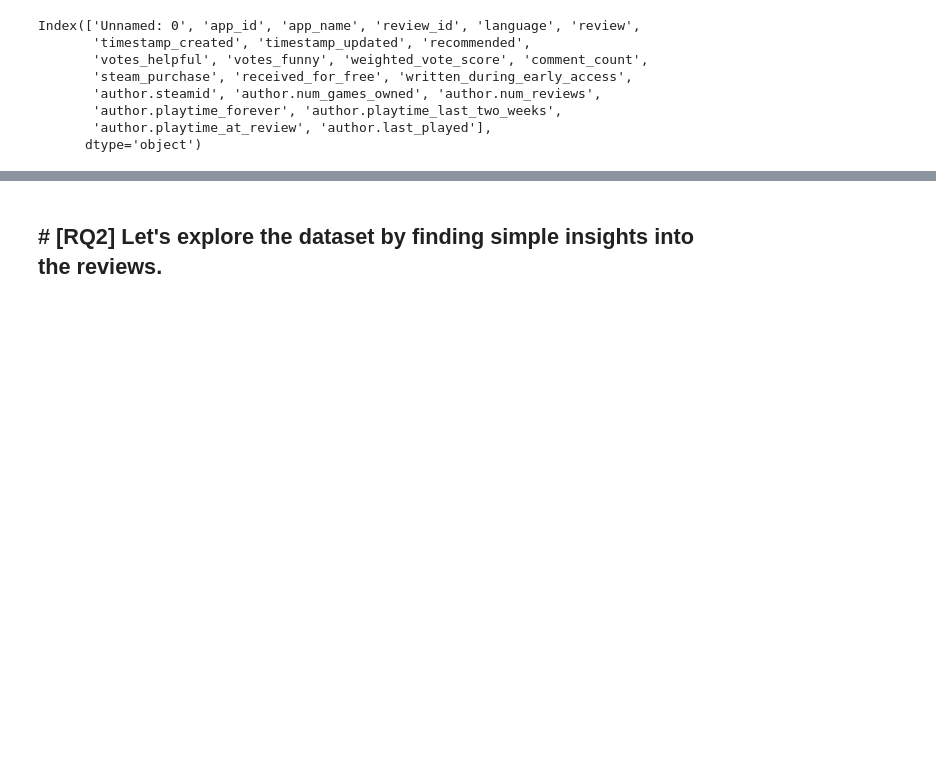
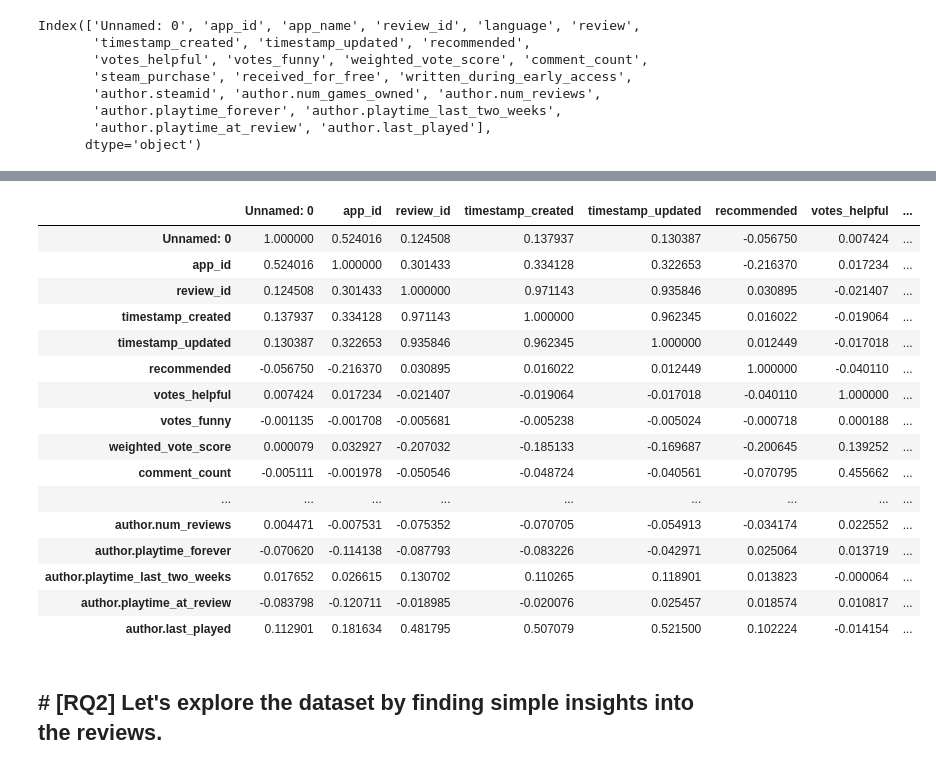
Before and after one commit to S4b3/ADM-HW2-Group44, a Jupyter notebook: main.ipynb, the cells around one changed output, grey strips where cells are left out. Cells and saved outputs as stored; diff of their text form; code cells hidden in the pictures; blank space fills up the shorter version.

```diff
--- a/main.ipynb
+++ b/main.ipynb
@@ -71,3 +197,23 @@ Index(['Unnamed: 0', 'app_id', 'app_name', 'review_id', 'language', 'review',
+# %%
+dataframe.corr()
+# %% [output]
+|  | Unnamed: 0 | app_id | review_id | timestamp_created | timestamp_updated | recommended | votes_helpful | ... |
+| Unnamed: 0 | 1.000000 | 0.524016 | 0.124508 | 0.137937 | 0.130387 | -0.056750 | 0.007424 | ... |
+| app_id | 0.524016 | 1.000000 | 0.301433 | 0.334128 | 0.322653 | -0.216370 | 0.017234 | ... |
+| review_id | 0.124508 | 0.301433 | 1.000000 | 0.971143 | 0.935846 | 0.030895 | -0.021407 | ... |
+| timestamp_created | 0.137937 | 0.334128 | 0.971143 | 1.000000 | 0.962345 | 0.016022 | -0.019064 | ... |
+| timestamp_updated | 0.130387 | 0.322653 | 0.935846 | 0.962345 | 1.000000 | 0.012449 | -0.017018 | ... |
+| recommended | -0.056750 | -0.216370 | 0.030895 | 0.016022 | 0.012449 | 1.000000 | -0.040110 | ... |
+| votes_helpful | 0.007424 | 0.017234 | -0.021407 | -0.019064 | -0.017018 | -0.040110 | 1.000000 | ... |
+| votes_funny | -0.001135 | -0.001708 | -0.005681 | -0.005238 | -0.005024 | -0.000718 | 0.000188 | ... |
+| weighted_vote_score | 0.000079 | 0.032927 | -0.207032 | -0.185133 | -0.169687 | -0.200645 | 0.139252 | ... |
+| comment_count | -0.005111 | -0.001978 | -0.050546 | -0.048724 | -0.040561 | -0.070795 | 0.455662 | ... |
+| ... | ... | ... | ... | ... | ... | ... | ... | ... |
+| author.num_reviews | 0.004471 | -0.007531 | -0.075352 | -0.070705 | -0.054913 | -0.034174 | 0.022552 | ... |
+| author.playtime_forever | -0.070620 | -0.114138 | -0.087793 | -0.083226 | -0.042971 | 0.025064 | 0.013719 | ... |
+| author.playtime_last_two_weeks | 0.017652 | 0.026615 | 0.130702 | 0.110265 | 0.118901 | 0.013823 | -0.000064 | ... |
+| author.playtime_at_review | -0.083798 | -0.120711 | -0.018985 | -0.020076 | 0.025457 | 0.018574 | 0.010817 | ... |
+| author.last_played | 0.112901 | 0.181634 | 0.481795 | 0.507079 | 0.521500 | 0.102224 | -0.014154 | ... |
 # %% [markdown]
 # [RQ2] Let's explore the dataset by finding simple insights into the reviews.
 ---
```
Also changed, not shown: parts of 11 cells of this notebook.
